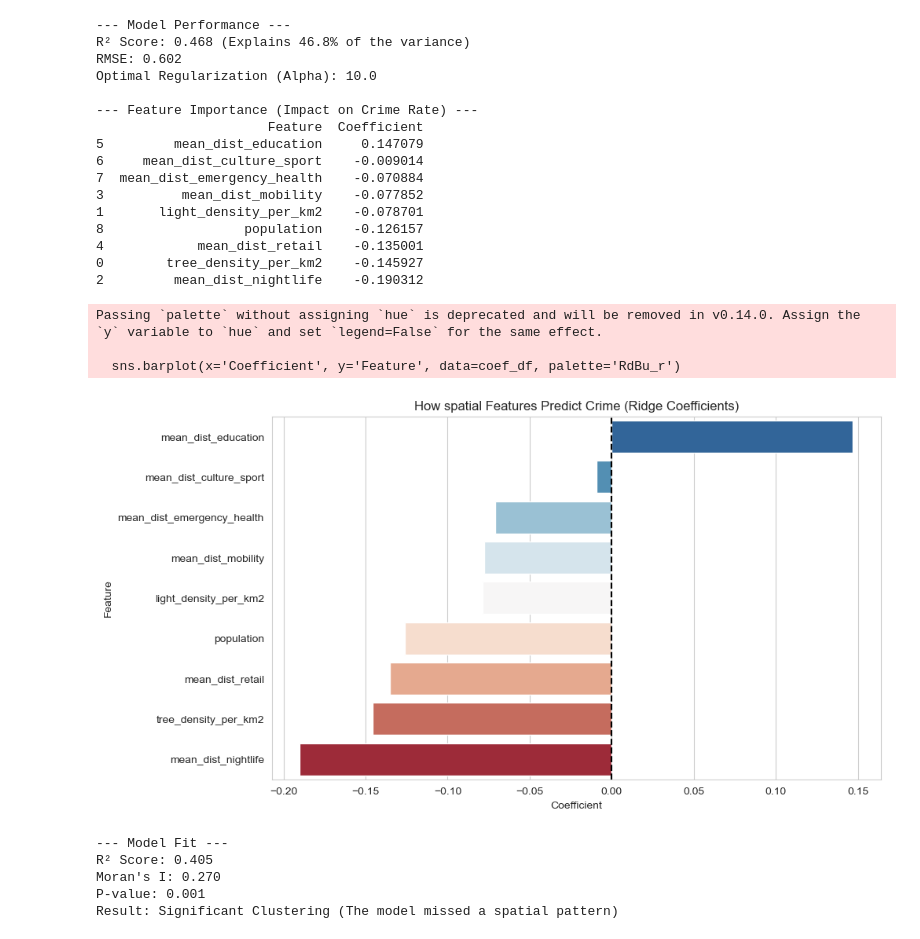
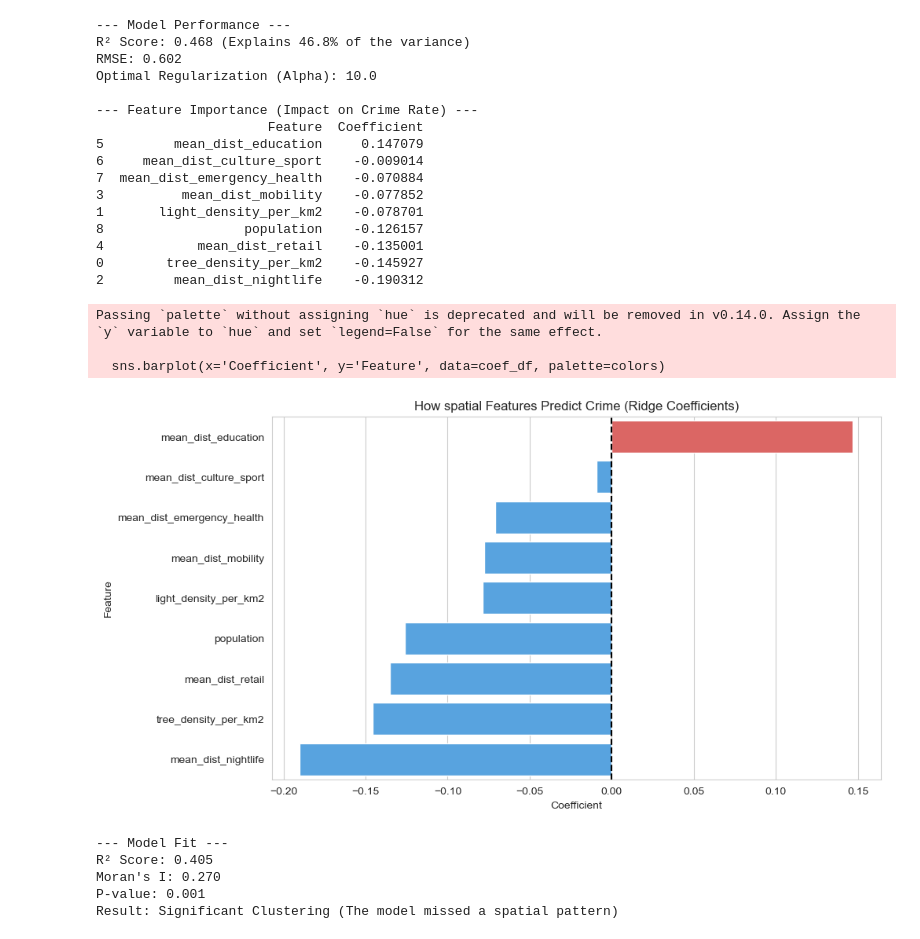
Before and after one commit to YoranB/Spatial-data-science, a Jupyter notebook: Machine_learning.ipynb, the cells around one changed output. Drawn from its saved outputs; the diff is of its cells as text; code cells hidden in the pictures.

Commit message:
color fix

```diff
--- a/Machine_learning.ipynb
+++ b/Machine_learning.ipynb
@@ -57,36 +57,41 @@ coef_df = pd.DataFrame({
     'Coefficient': ridge.coef_
 }).sort_values(by='Coefficient', ascending=False)
 
 print("\n--- Feature Importance (Impact on Crime Rate) ---")
 print(coef_df)
 
 # Plot
+colors = ['#ef5350' if x > 0 else '#42a5f5' for x in coef_df['Coefficient']]
+
 plt.figure(figsize=(10, 6))
-sns.barplot(x='Coefficient', y='Feature', data=coef_df, palette='RdBu_r')
+
+# 2. Gebruik 'palette=colors' om de kleuren direct toe te wijzen
+sns.barplot(x='Coefficient', y='Feature', data=coef_df, palette=colors)
+
 plt.axvline(0, color='black', linestyle='--')
 plt.title('How spatial Features Predict Crime (Ridge Coefficients)')
 plt.show()
 # %% [output]
 --- Model Performance ---
 R² Score: 0.468 (Explains 46.8% of the variance)
 RMSE: 0.602
 Optimal Regularization (Alpha): 10.0
 
 --- Feature Importance (Impact on Crime Rate) ---
                       Feature  Coefficient
 5         mean_dist_education     0.147079
 6     mean_dist_culture_sport    -0.009014
 7  mean_dist_emergency_health    -0.070884
 3          mean_dist_mobility    -0.077852
 1       light_density_per_km2    -0.078701
 8                  population    -0.126157
 4            mean_dist_retail    -0.135001
 0        tree_density_per_km2    -0.145927
 2         mean_dist_nightlife    -0.190312
 Passing `palette` without assigning `hue` is deprecated and will be removed in v0.14.0. Assign the `y` variable to `hue` and set `legend=False` for the same effect.
 
-  sns.barplot(x='Coefficient', y='Feature', data=coef_df, palette='RdBu_r')
+  sns.barplot(x='Coefficient', y='Feature', data=coef_df, palette=colors)
-[figure, old version]
+[figure, new version]
 # %%
 import pandas as pd
 import geopandas as gpd
```
